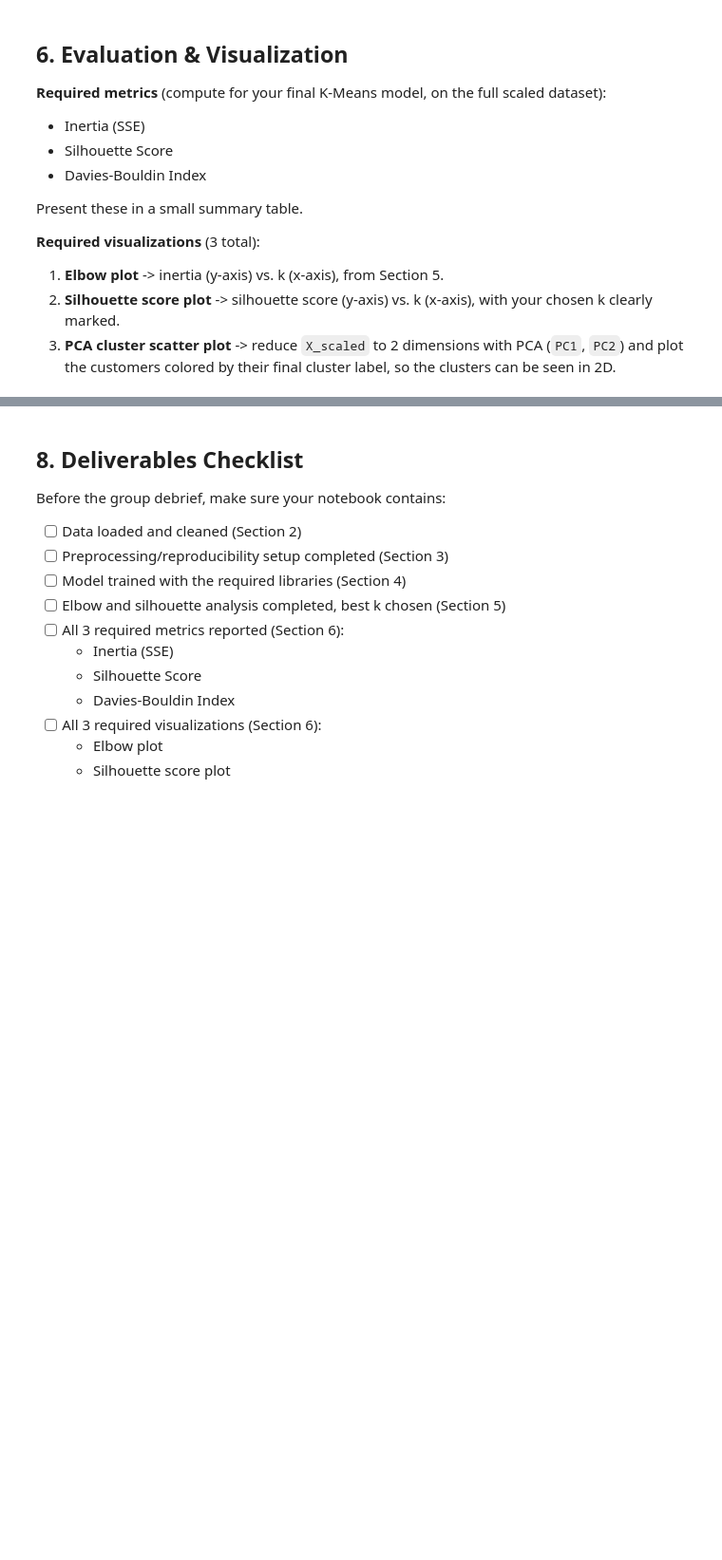
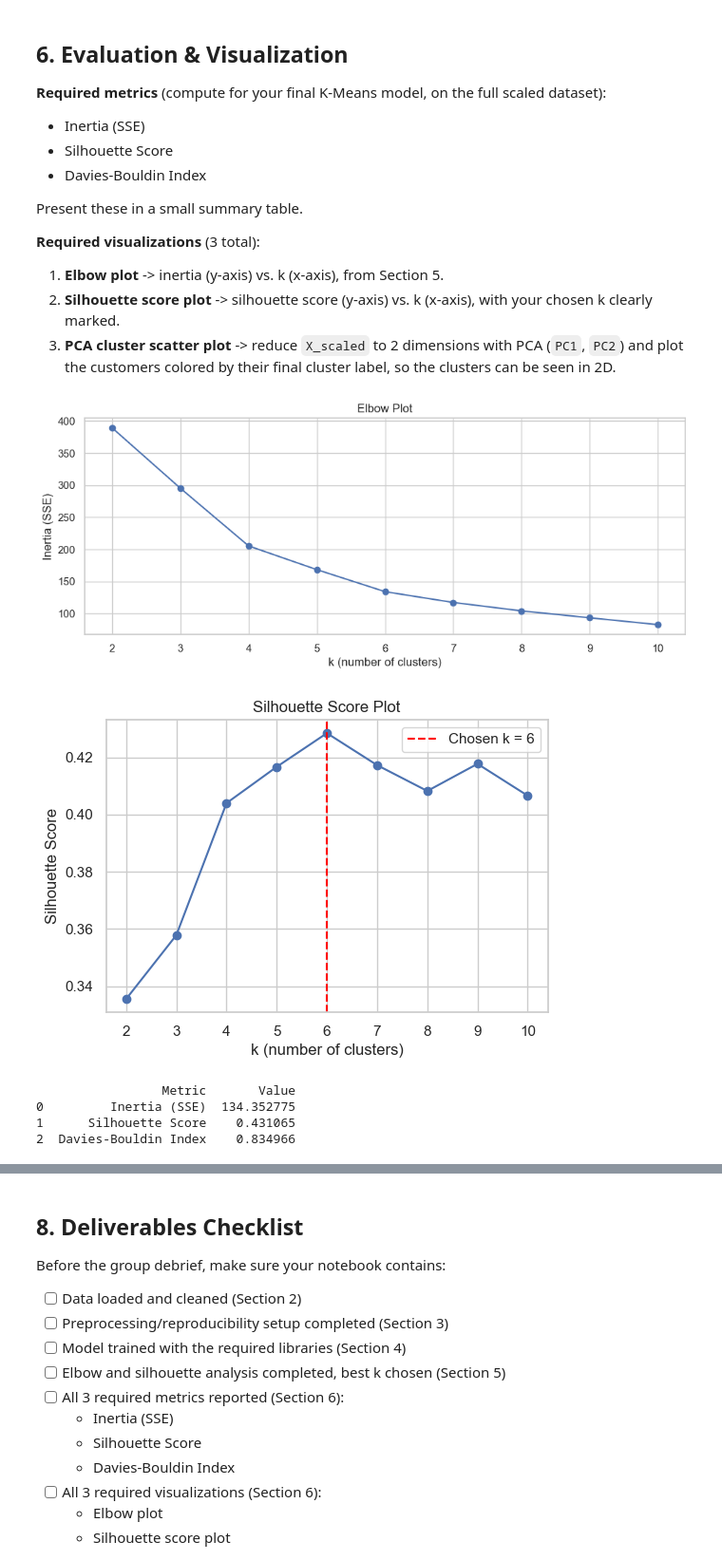
Before and after one commit to fredizenn/Statistics-and-Machine-Learning, a Jupyter notebook: Week-4/Lab-Assignments/01_KMeans_Clustering.ipynb, the cells around one changed output, grey strips where cells are left out. Shown at 95% size. Drawn from its saved outputs; the diff is of its cells as text; code cells hidden in the pictures; blank space fills up the shorter version.

```diff
--- a/Week-4/Lab-Assignments/01_KMeans_Clustering.ipynb
+++ b/Week-4/Lab-Assignments/01_KMeans_Clustering.ipynb
@@ -72,0 +160,8 @@ sklearn.metrics (silhouette_score, davies_bouldin_score)
+# %%
+feature_cols = ['Age', 'Annual Income (k$)', 'Spending Score (1-100)']
+X = customer_df_copy[feature_cols].copy()
+
+scaler = StandardScaler()
+X_scaled = scaler.fit_transform(X)
+X_scaled_df = pd.DataFrame(X_scaled, columns=feature_cols)
+display(X_scaled_df.describe().round(2))
@@ -81,0 +241,12 @@ sklearn.metrics (silhouette_score, davies_bouldin_score)
+# %%
+best_k = int(param_df.sort_values('silhouette', ascending=False).iloc[0]['K'])
+print('Selected K (highest silhouette on this grid):', best_k)
+
+kmeans = KMeans(n_clusters=best_k, random_state=RANDOM_STATE, n_init=10)
+customer_df_copy['kmeans_cluster'] = kmeans.fit_predict(X_scaled)
+centers_original = scaler.inverse_transform(kmeans.cluster_centers_)
+centers_df = pd.DataFrame(centers_original, columns=feature_cols)
+centers_df.index.name = 'cluster'
+display(centers_df.round(1))
+print('Inertia:', round(kmeans.inertia_, 2))
+print('Silhouette:', round(silhouette_score(X_scaled, customer_df_copy['kmeans_cluster']), 3))
@@ -93,3 +276,60 @@ Present these in a small summary table.
 1. **Elbow plot** -> inertia (y-axis) vs. k (x-axis), from Section 5.
 2. **Silhouette score plot** -> silhouette score (y-axis) vs. k (x-axis), with your chosen k clearly marked.
 3. **PCA cluster scatter plot** -> reduce `X_scaled` to 2 dimensions with PCA (`PC1`, `PC2`) and plot the customers colored by their final cluster label, so the clusters can be seen in 2D.
+# %%
+# Step 1: Loop over a range of k to collect metrics
+
+
+
+
+# Visualization 1: Elbow plot (inertia vs k)
+plt.figure(figsize=(11, 4))
+plt.plot(list(k_values), inertias, marker='o')
+plt.xlabel('k (number of clusters)')
+plt.ylabel('Inertia (SSE)')
+plt.title('Elbow Plot')
+plt.show()
+
+# Visualization 2: Silhouette score plot (score vs k)
+chosen_k = best_k
+
+plt.figure(figsize=(6, 4))
+plt.plot(list(k_values), sil_scores, marker='o')
+plt.axvline(x=chosen_k, color='red', linestyle='--', label=f'Chosen k = {chosen_k}')
+plt.xlabel('k (number of clusters)')
+plt.ylabel('Silhouette Score')
+plt.title('Silhouette Score Plot')
+plt.legend()
+plt.show()
+
+kmeans_final = KMeans(n_clusters=chosen_k, random_state=42)
+final_labels = kmeans_final.fit_predict(X_scaled)
+
+final_inertia = kmeans_final.inertia_
+final_silhouette = silhouette_score(X_scaled, final_labels)
+final_db = davies_bouldin_score(X_scaled, final_labels)
+
+metrics_summary = pd.DataFrame({
+    'Metric': ['Inertia (SSE)', 'Silhouette Score', 'Davies-Bouldin Index'],
+    'Value': [final_inertia, final_silhouette, final_db]
+})
+print(metrics_summary)
+
+# Visualization 3: PCA cluster scatter plot
+pca = PCA(n_components=2, random_state=42)
+X_pca = pca.fit_transform(X_scaled)
+
+plt.figure(figsize=(6, 5))
+scatter = plt.scatter(X_pca[:, 0], X_pca[:, 1], c=final_labels, cmap='tab10', edgecolor='k')
+plt.xlabel('PC1')
+plt.ylabel('PC2')
+plt.title(f'Customer Clusters in PCA Space (k={chosen_k})')
+plt.legend(*scatter.legend_elements(), title="Cluster")
+plt.show()
+# %% [output]
+[figure, added]
+[figure, added]
+                 Metric       Value
+0         Inertia (SSE)  134.352775
+1      Silhouette Score    0.431065
+2  Davies-Bouldin Index    0.834966
```
Also changed, not shown: parts of 13 cells of this notebook, 1 other file.
